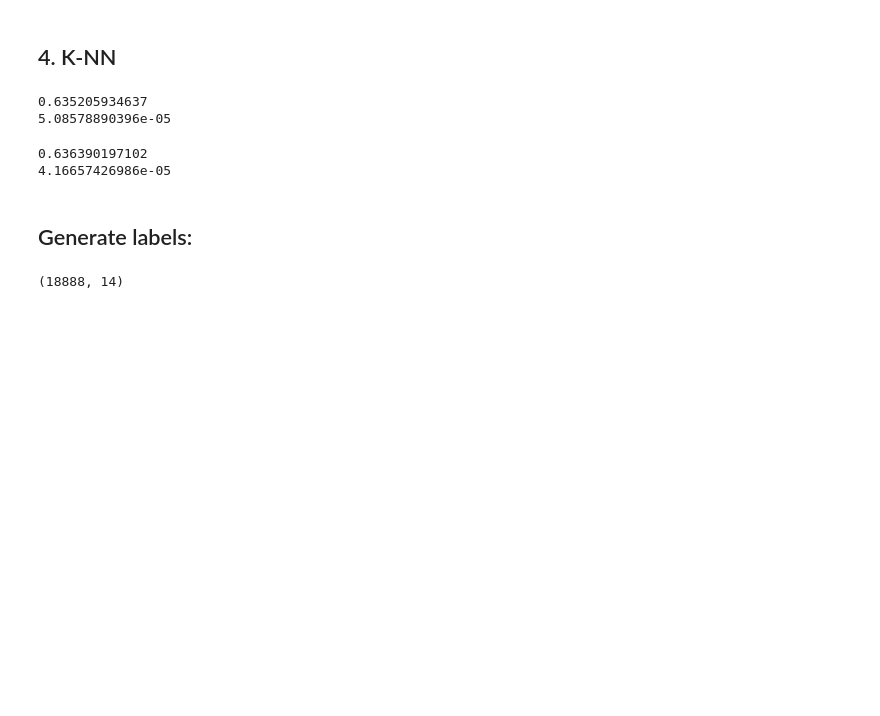
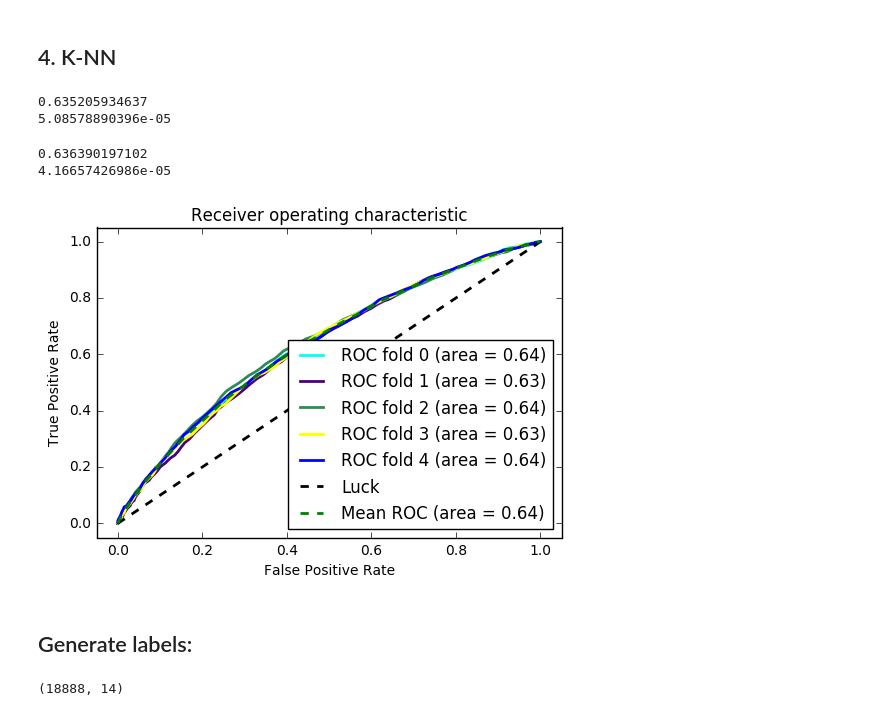
Before and after one commit to jnls/Digital-Education-and-Learning-Analytics, a Jupyter notebook: 1 - Progress Classification.ipynb, the cells around one changed output. Saved outputs shown, nothing was run; the diff lists cells and outputs as text; code cells hidden in the pictures; blank space fills up the shorter version.

```diff
--- a/1 - Progress Classification.ipynb
+++ b/1 - Progress Classification.ipynb
@@ -303,6 +308,49 @@ print(var_score)
 # %% [output]
 0.636390197102
 4.16657426986e-05
+# %%
+def roc_ploting(classifier, X, Y ):
+    cv = StratifiedKFold(n_splits=5)
+    mean_tpr = 0.0
+    mean_fpr = np.linspace(0, 1, 100)
+
+    colors = cycle(['cyan', 'indigo', 'seagreen', 'yellow', 'blue', 'darkorange','orange', 'red', 'purple', 'magenta'])
+    lw = 2
+
+    i = 0
+    for (train, test), color in zip(cv.split(X, Y), colors):
+        probas_ = classifier.fit(X.iloc[train], Y.iloc[train]).predict_proba(X.iloc[test])
+        # Compute ROC curve and area the curve
+        fpr, tpr, thresholds = roc_curve(Y.iloc[test], probas_[:, 1])
+        mean_tpr += interp(mean_fpr, fpr, tpr)
+        mean_tpr[0] = 0.0
+        roc_auc = auc(fpr, tpr)
+        plt.plot(fpr, tpr, lw=lw, color=color,
+                 label='ROC fold %d (area = %0.2f)' % (i, roc_auc))
+
+        i += 1
+    plt.plot([0, 1], [0, 1], linestyle='--', lw=lw, color='k',
+             label='Luck')
+
+    mean_tpr /= cv.get_n_splits(X, Y)
+    mean_tpr[-1] = 1.0
+    mean_auc = auc(mean_fpr, mean_tpr)
+    plt.plot(mean_fpr, mean_tpr, color='g', linestyle='--',
+             label='Mean ROC (area = %0.2f)' % mean_auc, lw=lw)
+
+    plt.xlim([-0.05, 1.05])
+    plt.ylim([-0.05, 1.05])
+    plt.xlabel('False Positive Rate')
+    plt.ylabel('True Positive Rate')
+    plt.title('Receiver operating characteristic')
+    plt.legend(loc="lower right")
+    plt.show()
+
+knn = KNeighborsClassifier(n_neighbors=201, algorithm='auto',weights='uniform',leaf_size=50)
+
+roc_ploting(knn, X, Y)
+# %% [output]
+[figure, added]
 # %% [markdown]
 ## Generate labels:
 # %%
```
Also changed, not shown: parts of 22 cells of this notebook.
